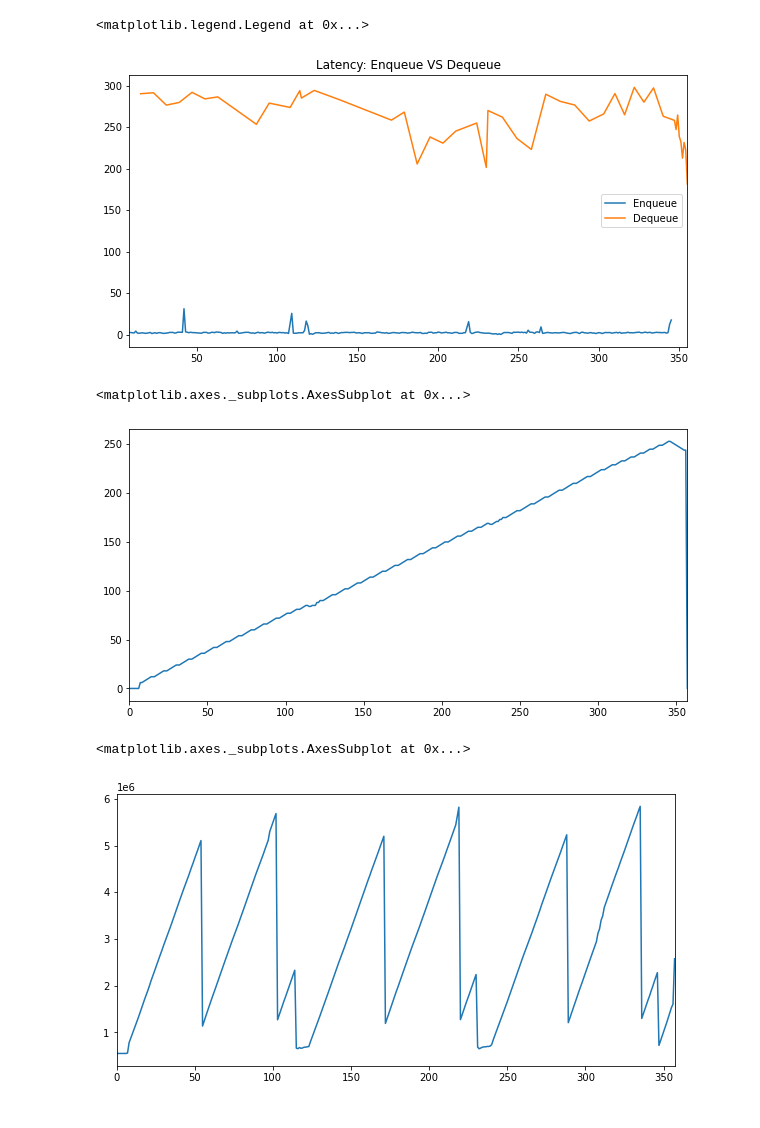
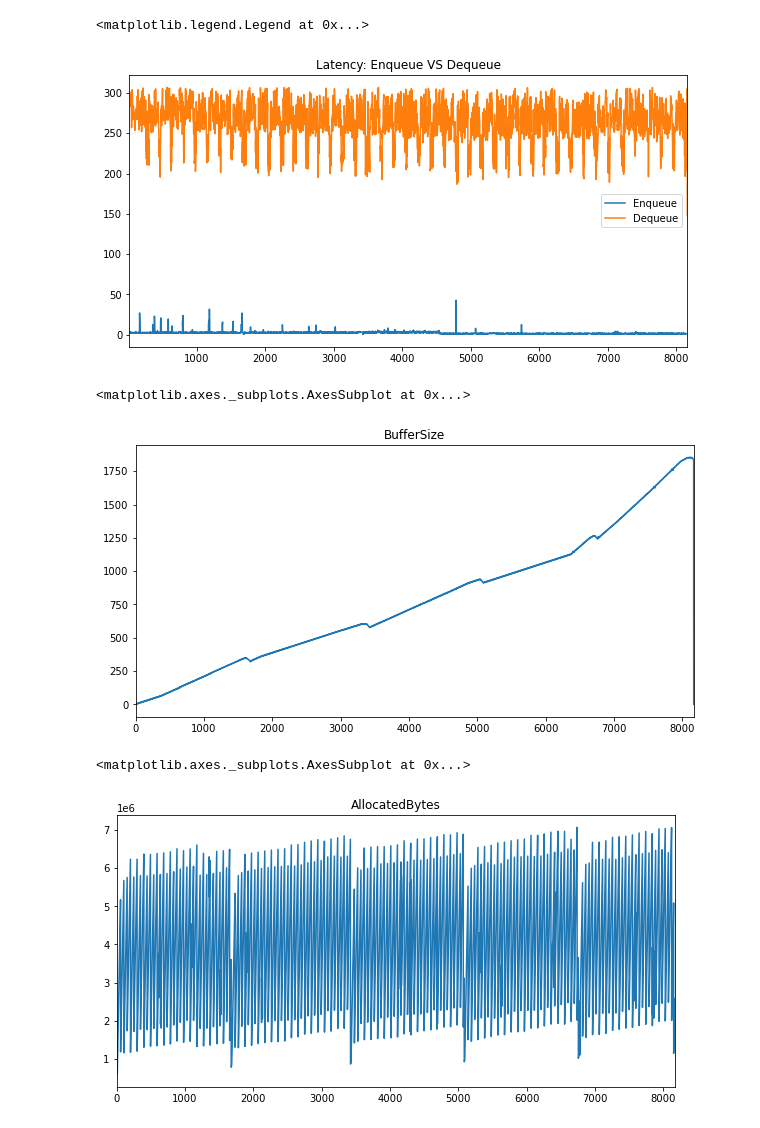
Before and after one commit to ABorovtsov/log4net, a Jupyter notebook: log_analyzer/appender_metrics.ipynb, the cells around one changed output. Cells and saved outputs as stored; diff of their text form; code cells hidden in the pictures.

```diff
--- a/log_analyzer/appender_metrics.ipynb
+++ b/log_analyzer/appender_metrics.ipynb
@@ -3,7 +3,7 @@ import pandas as pd
 
 
 pd.set_option('display.max_rows', None)
-input_file_name = '.\input\data.csv'
+input_file_name = '.\input\data_5w.csv'
 input_df = pd.read_csv(input_file_name)
 input_df.DateTime = pd.to_datetime(input_df.DateTime, format='%Y-%m-%dT%H:%M:%S')
 mindate = input_df.DateTime.min()
@@ -30,14 +29,14 @@ input_df.loc[(input_df.CallerName == 'Dequeue') & (input_df.LatencyUs <= input_d
 ax.legend(["Enqueue", "Dequeue"])
 # %% [output]
 <matplotlib.legend.Legend at 0x...>
-[figure, old version]
+[figure, new version]
 # %%
-input_df.BufferSize.plot(figsize=(10,5))
+input_df.BufferSize.plot(figsize=(10,5), title='BufferSize')
 # %% [output]
 <matplotlib.axes._subplots.AxesSubplot at 0x...>
-[figure, old version]
+[figure, new version]
 # %%
-input_df.AllocatedBytes.plot(figsize=(10,5))
+input_df.AllocatedBytes.plot(figsize=(10,5), title='AllocatedBytes')
 # %% [output]
 <matplotlib.axes._subplots.AxesSubplot at 0x...>
-[figure, old version]
+[figure, new version]
```
Also changed, not shown: parts of 2 cells of this notebook, 8 other files.
